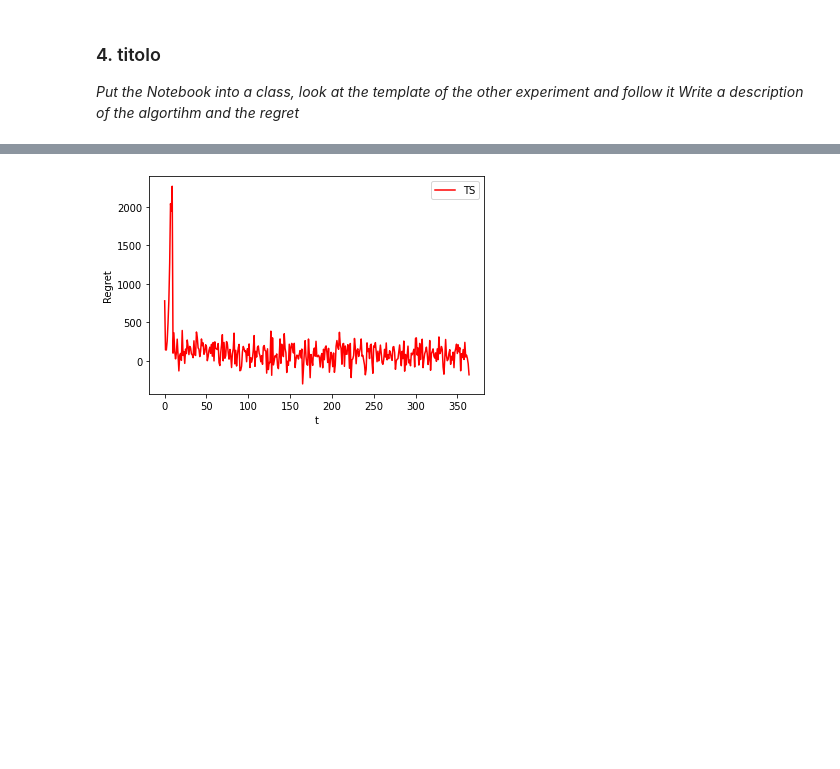
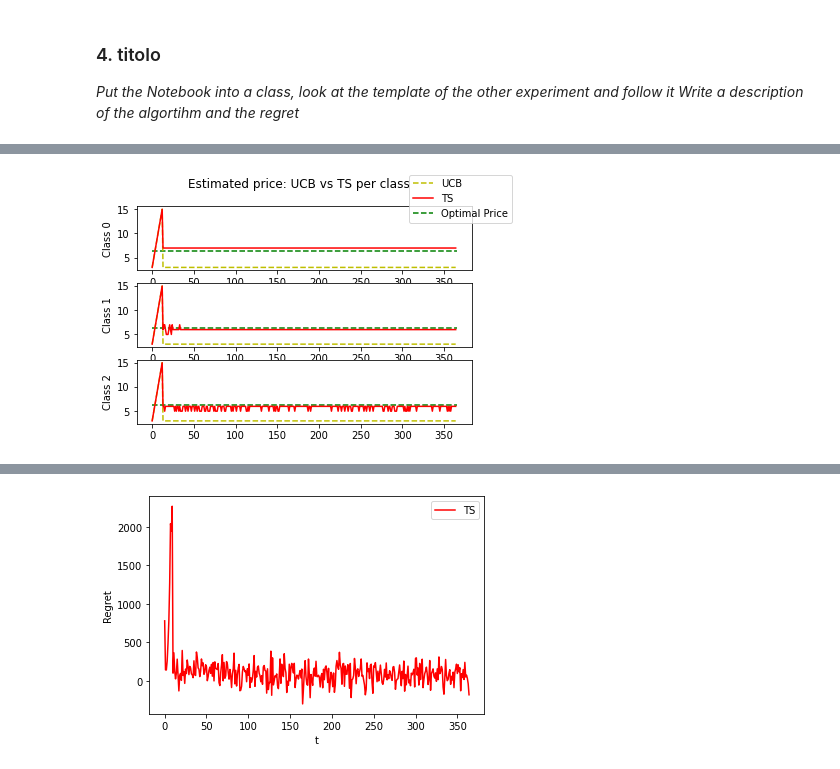
Before and after one commit to CarrattaFrancesco/DataIntelligenceApplication, a Jupyter notebook: project.ipynb, the cells around one changed output, grey strips where cells are left out. Drawn from its saved outputs; the diff is of its cells as text; code cells hidden in the pictures; blank space fills up the shorter version.

```diff
--- a/project.ipynb
+++ b/project.ipynb
@@ -249,0 +261,4 @@ experiment3.showPriceEvolution()
+# %%
+experiment4.show_price_per_class()
+# %% [output]
+[figure, added]
```
Also changed, not shown: parts of 7 cells of this notebook, 1 other file.
